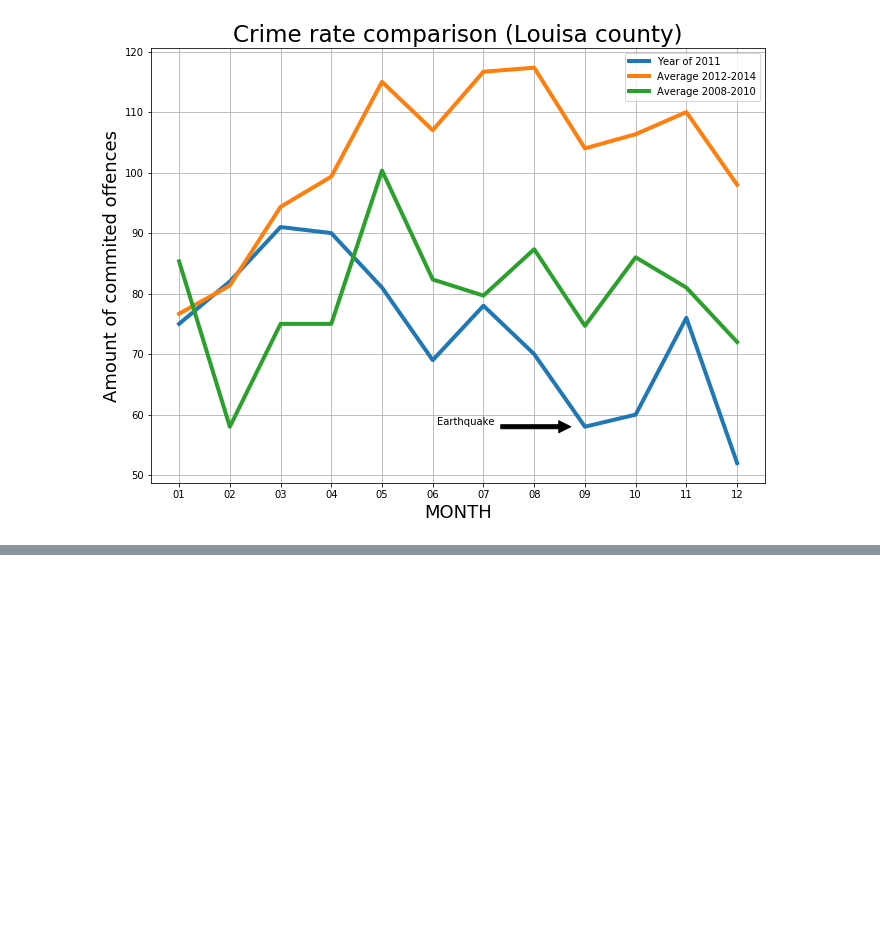
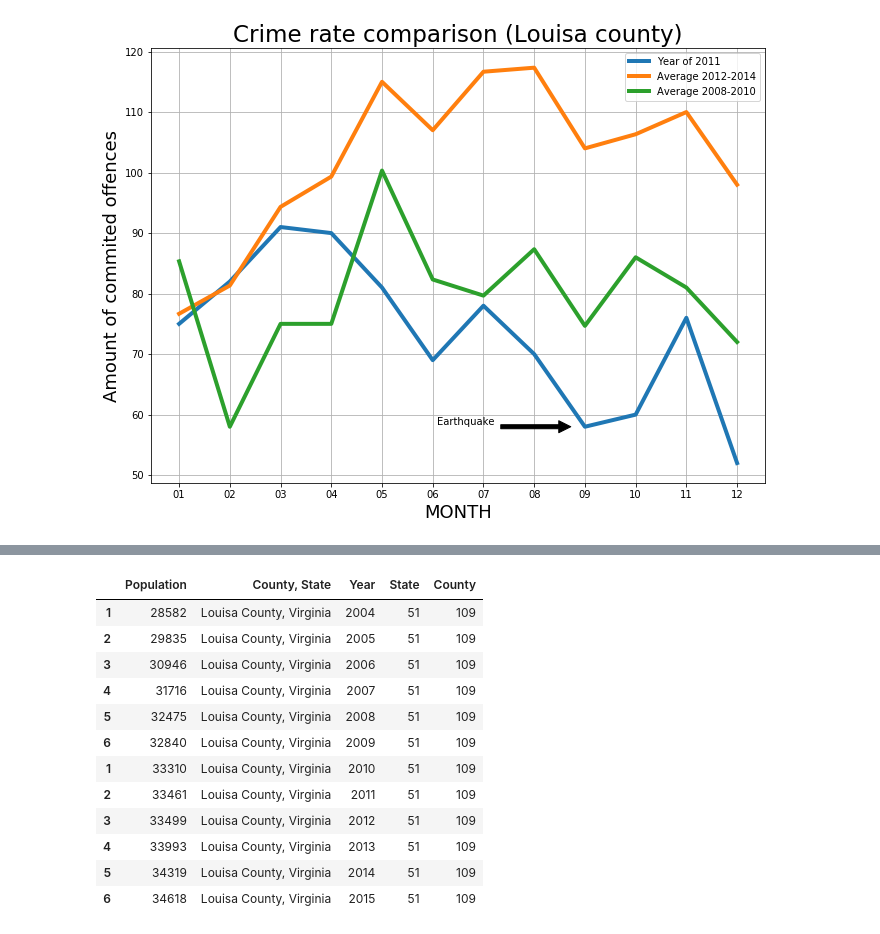
Before and after one commit to olegmrnv/crime_correlations, a Jupyter notebook: notebooks/data_analysis.ipynb, the cells around one changed output, grey strips where cells are left out. Cells and saved outputs as stored; diff of their text form; code cells hidden in the pictures; blank space fills up the shorter version.

```diff
--- a/notebooks/data_analysis.ipynb
+++ b/notebooks/data_analysis.ipynb
@@ -295,0 +548,8 @@ plt.savefig ("../data/cleaned_data/louisa_crime_comparison.png")
+# %%
+# Rename headers
+louisa_df1 = louisa_df1.rename(columns={'POP': 'Population',
+                                        'GEONAME': 'County, State',
+                                        'DATE': 'Year',
+                                        'state': 'State',
+                                        'county': 'County'})
+louisa_df1
@@ -295,0 +630,18 @@ plt.savefig ("../data/cleaned_data/louisa_crime_comparison.png")
+# %%
+# Combine DataFrames
+louisa_df = pd.concat([louisa_df1, louisa_df2])
+louisa_df
+# %% [output]
+|  | Population | County, State | Year | State | County |
+| 1 | 28582 | Louisa County, Virginia | 2004 | 51 | 109 |
+| 2 | 29835 | Louisa County, Virginia | 2005 | 51 | 109 |
+| 3 | 30946 | Louisa County, Virginia | 2006 | 51 | 109 |
+| 4 | 31716 | Louisa County, Virginia | 2007 | 51 | 109 |
+| 5 | 32475 | Louisa County, Virginia | 2008 | 51 | 109 |
+| 6 | 32840 | Louisa County, Virginia | 2009 | 51 | 109 |
+| 1 | 33310 | Louisa County, Virginia | 2010 | 51 | 109 |
+| 2 | 33461 | Louisa County, Virginia | 2011 | 51 | 109 |
+| 3 | 33499 | Louisa County, Virginia | 2012 | 51 | 109 |
+| 4 | 33993 | Louisa County, Virginia | 2013 | 51 | 109 |
+| 5 | 34319 | Louisa County, Virginia | 2014 | 51 | 109 |
+| 6 | 34618 | Louisa County, Virginia | 2015 | 51 | 109 |
```
Also changed, not shown: parts of 33 cells of this notebook, 10 other files.
